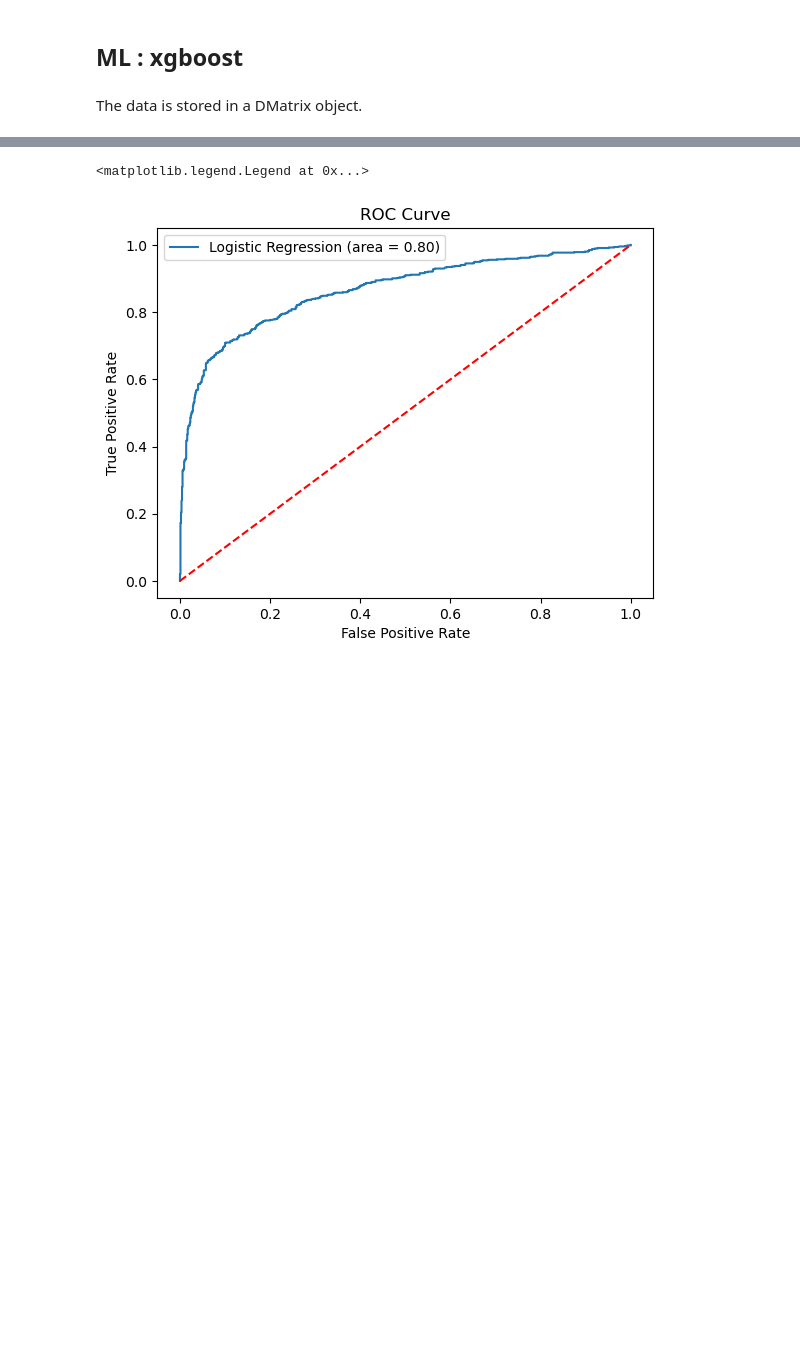
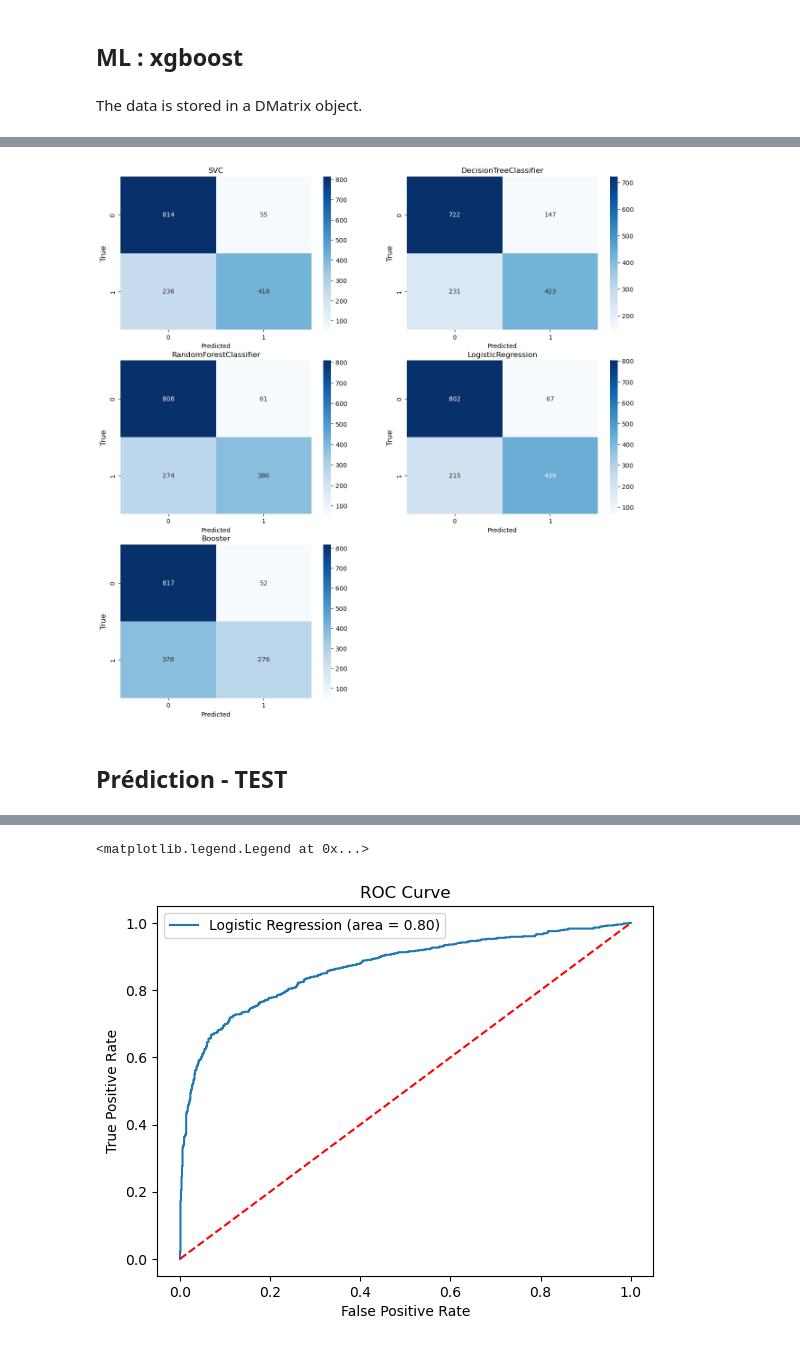
Before and after one commit to brusadelli-luca/disaster_tweets, a Jupyter notebook: disaster_tweets_ML.ipynb, the cells around one changed output, grey strips where cells are left out. Saved outputs shown, nothing was run; the diff lists cells and outputs as text; code cells hidden in the pictures; blank space fills up the shorter version.

```diff
--- a/disaster_tweets_ML.ipynb
+++ b/disaster_tweets_ML.ipynb
@@ -348,5 +293,4 @@ scipy.sparse._csr.csr_matrix
 # %%
 # Create regression matrices
-dtrain = xgb.DMatrix(X_train, y_train)#, enable_categorical=True)
-dtest = xgb.DMatrix(X_test, y_test) #, enable_categorical=True)
-np.asarray(dtest)
+dtrain = xgb.DMatrix(X_train, y_train)
+dval = xgb.DMatrix(X_val, y_val)
@@ -358,3 +297,3 @@ param = {'objective': 'binary:logistic', 'eval_metric': 'auc'}
 # %%
-# Define hyperparameters
-model_xgb = xgb.train(param, dtrain, num_boost_round=10)
+#instanciation
+model_5 = xgb.train({'objective': 'binary:logistic', 'eval_metric': 'auc'}, dtrain, num_boost_round=10)
@@ -362,0 +302,7 @@ ypred = model_xgb.predict(dtest)
+# %%
+for model in (model_1, model_2, model_3, model_4):
+    model.fit(X_train, y_train)
+# %%
+print("SCORES")
+for model in (model_1, model_2, model_3, model_4):
+    print(model.__class__.__name__, ":", (round(model.score(X_val, y_val) * 100, 1)))
@@ -363 +415,63 @@ ypred = model_xgb.predict(dtest)
+# %%
+plt.figure(figsize=(15, 15))
+
+plt.subplot(3, 2, 1)
+
+cnf_matrix = confusion_matrix(y_val, y_pred_total[0])
+sns.heatmap(cnf_matrix, annot=True, cmap='Blues', fmt=".0f")
+
+plt.title(model_1.__class__.__name__)
+plt.xlabel('Predicted', fontsize=10)
+plt.ylabel('True', fontsize=12)
+#plt.axis("off")
+
+
+plt.subplot(3, 2, 2)
+
+cnf_matrix = confusion_matrix(y_val, y_pred_total[1])
+sns.heatmap(cnf_matrix, annot=True, cmap='Blues', fmt=".0f")
+
+plt.title(model_2.__class__.__name__)
+plt.xlabel('Predicted', fontsize=10)
+plt.ylabel('True', fontsize=12)
+#plt.axis("off")
+
+
+plt.subplot(3, 2, 3)
+
+cnf_matrix = confusion_matrix(y_val, y_pred_total[2])
+sns.heatmap(cnf_matrix, annot=True, cmap='Blues', fmt=".0f")
+
+plt.title(model_3.__class__.__name__)
+plt.xlabel('Predicted', fontsize=10)
+plt.ylabel('True', fontsize=12)
+#plt.axis("off")
+
+
+plt.subplot(3, 2, 4)
+
+cnf_matrix = confusion_matrix(y_val, y_pred_total[3])
+sns.heatmap(cnf_matrix, annot=True, cmap='Blues', fmt=".0f")
+
+plt.title(model_4.__class__.__name__)
+plt.xlabel('Predicted', fontsize=10)
+plt.ylabel('True', fontsize=12)
+#plt.axis("off")
+
+
+plt.subplot(3, 2, 5)
+
+cnf_matrix = confusion_matrix(y_val, y_pred_total[4])
+sns.heatmap(cnf_matrix, annot=True, cmap='Blues', fmt=".0f")
+
+plt.title(model_5.__class__.__name__)
+plt.xlabel('Predicted', fontsize=10)
+plt.ylabel('True', fontsize=12)
+#plt.axis("off")
+
+plt.show()
+# %% [output]
+[figure, added]
+# %% [markdown]
+## Prédiction -  TEST
 # %%
```
Also changed, not shown: parts of 88 cells of this notebook, 2 other files.
